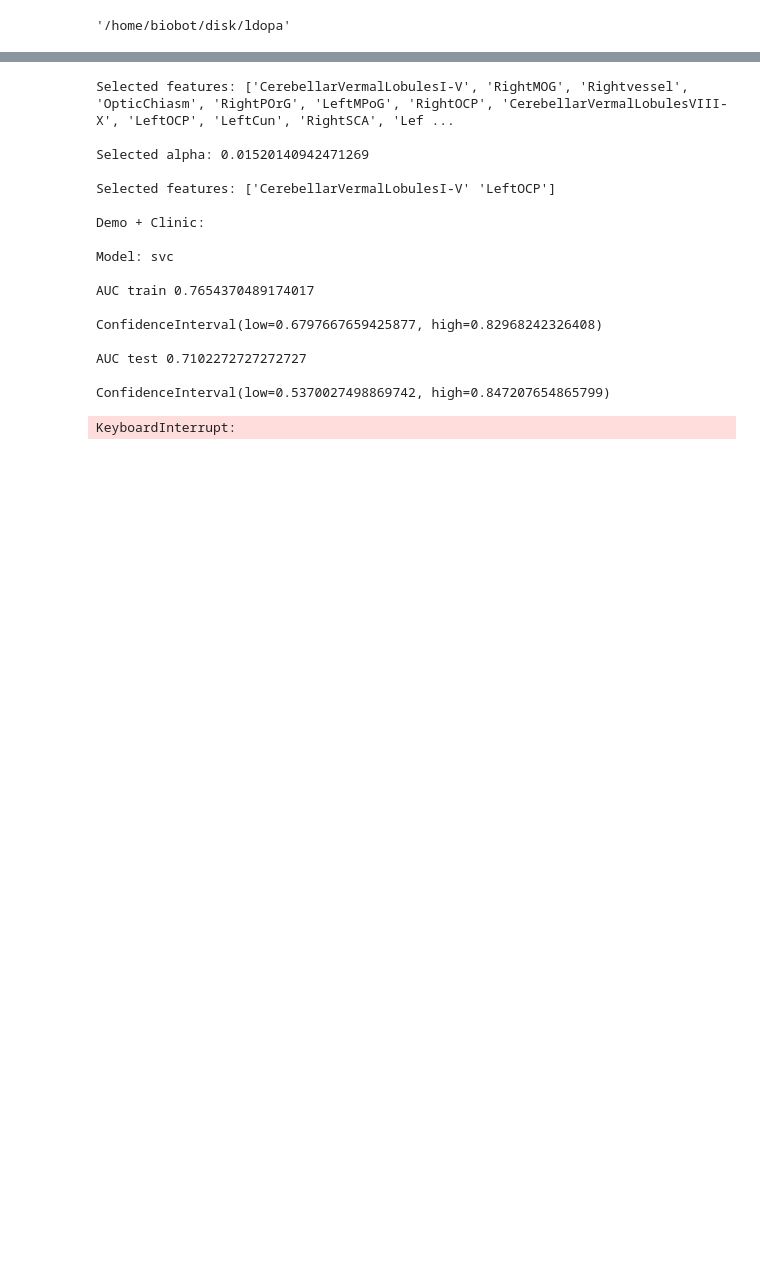
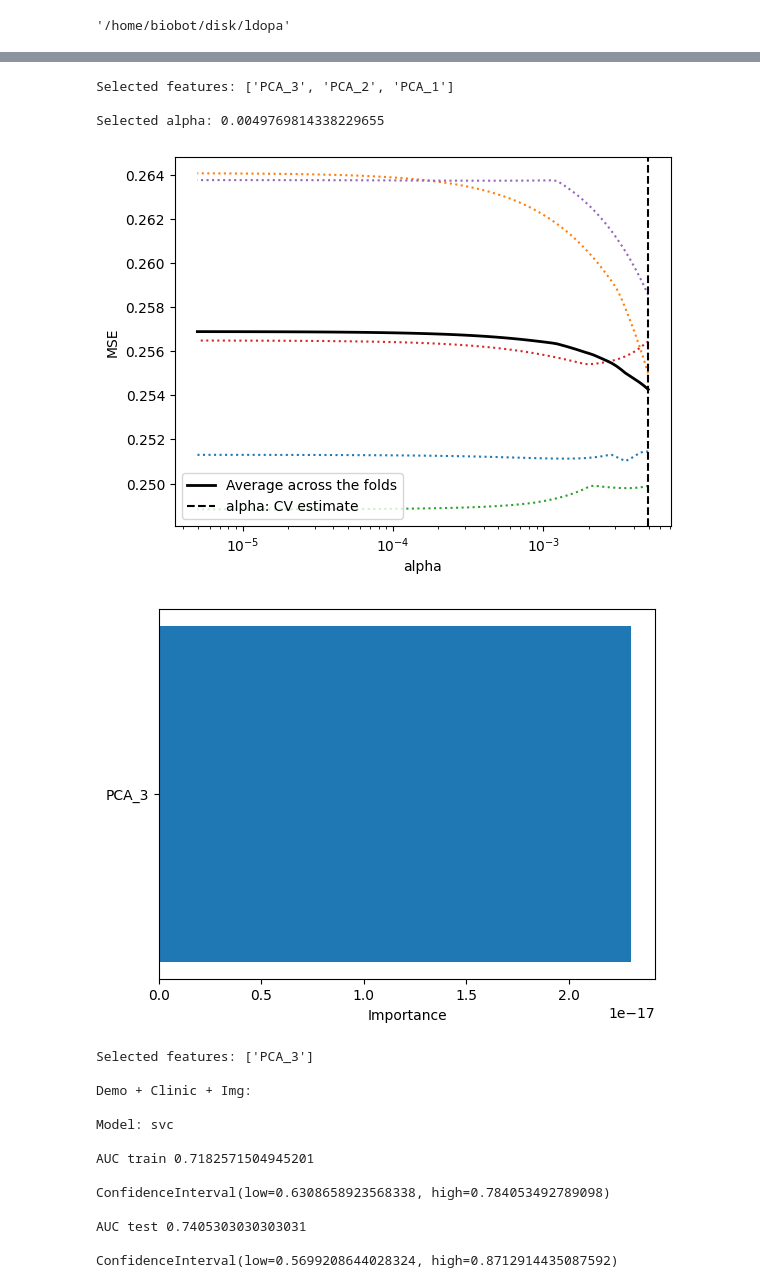
Before and after one commit to b1060t/LdopaPrediction, a Jupyter notebook: code/proc.ipynb, the cells around one changed output, grey strips where cells are left out. Cells and saved outputs as stored; diff of their text form; code cells hidden in the pictures; blank space fills up the shorter version.

```diff
--- a/code/proc.ipynb
+++ b/code/proc.ipynb
@@ -10,5 +16,5 @@ os.getcwd()
 # %%
-run('pat_data', ['classification/2'], [['malpem_vol']], print)
+run('pat_data', ['classification/2'], [['vol_cat12_pca']], print, plot_flag=True)
 # %% [output]
 Task: classification/2
 
@@ -30,18 +33,18 @@ DURATION ranksums p: RanksumsResult(statistic=array([-0.45554005]), pvalue=array
-Selected features: ['CerebellarVermalLobulesI-V', 'RightMOG', 'Rightvessel', 'OpticChiasm', 'RightPOrG', 'LeftMPoG', 'RightOCP', 'CerebellarVermalLobulesVIII-X', 'LeftOCP', 'LeftCun', 'RightSCA', 'Lef ...
+Selected features: ['PCA_3', 'PCA_2', 'PCA_1']
 
-Selected alpha: 0.01520140942471269
-
-Selected features: ['CerebellarVermalLobulesI-V' 'LeftOCP']
-
-Demo + Clinic:
-
-Model: svc
-
-AUC train 0.7654370489174017
-
-ConfidenceInterval(low=0.6797667659425877, high=0.82968242326408)
-
-AUC test 0.7102272727272727
-
-ConfidenceInterval(low=0.5370027498869742, high=0.847207654865799)
+Selected alpha: 0.0049769814338229655
+[figure, added]
+[figure, added]
-KeyboardInterrupt:
+Selected features: ['PCA_3']
+
+Demo + Clinic + Img:
+
+Model: svc
+
+AUC train 0.7182571504945201
+
+ConfidenceInterval(low=0.6308658923568338, high=0.784053492789098)
+
+AUC test 0.7405303030303031
+
+ConfidenceInterval(low=0.5699208644028324, high=0.8712914435087592)
```
Also changed, not shown: parts of 2 cells of this notebook, 9 other files.
